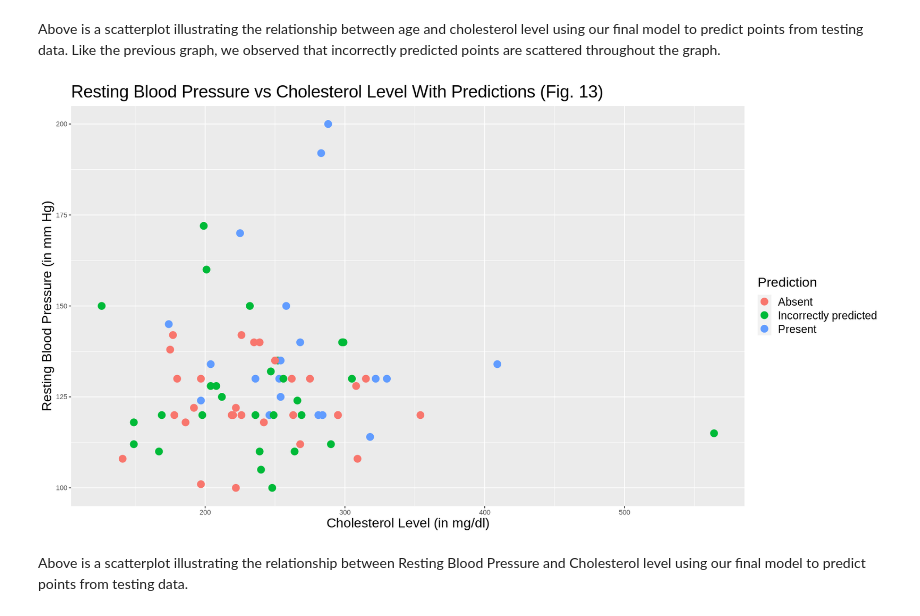
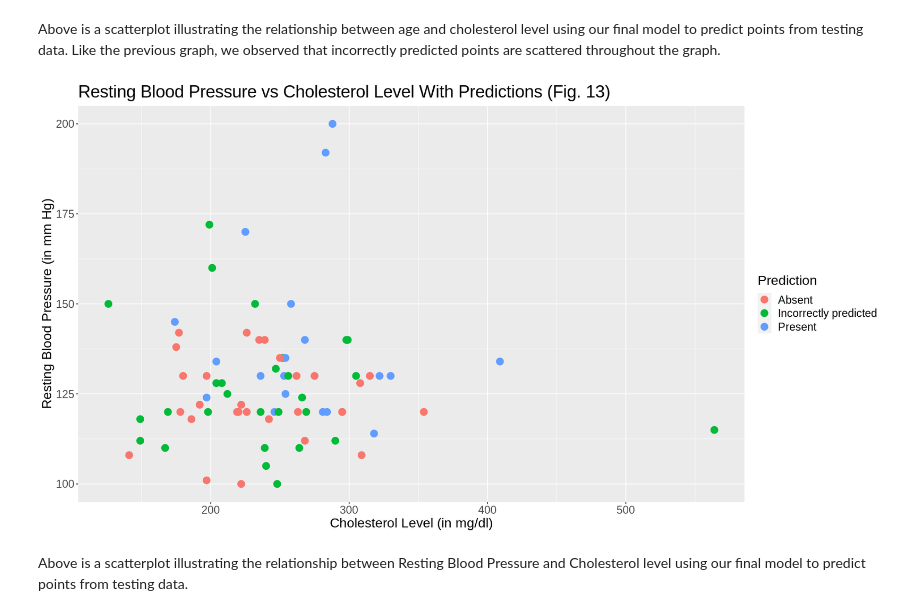
Before and after one commit to VivaanWadhwa/Heart_Disease_Prediction, a Jupyter notebook: Project_Report.ipynb, the cells around one changed output. Drawn from its saved outputs; the diff is of its cells as text; code cells hidden in the pictures.

```diff
--- a/Project_Report.ipynb
+++ b/Project_Report.ipynb
@@ -356,17 +343,18 @@ Above is a scatterplot illustrating the relationship between age and cholesterol
 # %%
 rbp_v_chol_wrong_preds <- ggplot(plot, aes(x = cholesterol, y = resting.blood.pressure, colour = prediction)) +
     geom_point(size = 4) +
     xlab("Cholesterol Level (in mg/dl)") +
                 ylab("Resting Blood Pressure (in mm Hg)") +
                 labs(color = "Prediction") +
                 ggtitle("Resting Blood Pressure vs Cholesterol Level With Predictions (Fig. 13)") +
                 theme(plot.title = element_text(size=22),
                      axis.title = element_text(size=17),
+                      axis.text = element_text(size = 14),
                      legend.title = element_text(size = 17),
                      legend.text = element_text(size = 14))
 rbp_v_chol_wrong_preds
 # %% [output]
-[figure, old version]
+[figure, new version]
 # %% [markdown]
 Above is a scatterplot illustrating the relationship between Resting Blood Pressure and Cholesterol level using our final model to predict points from testing data.
 # %% [markdown]
```
Also changed, not shown: parts of 6 cells of this notebook.
